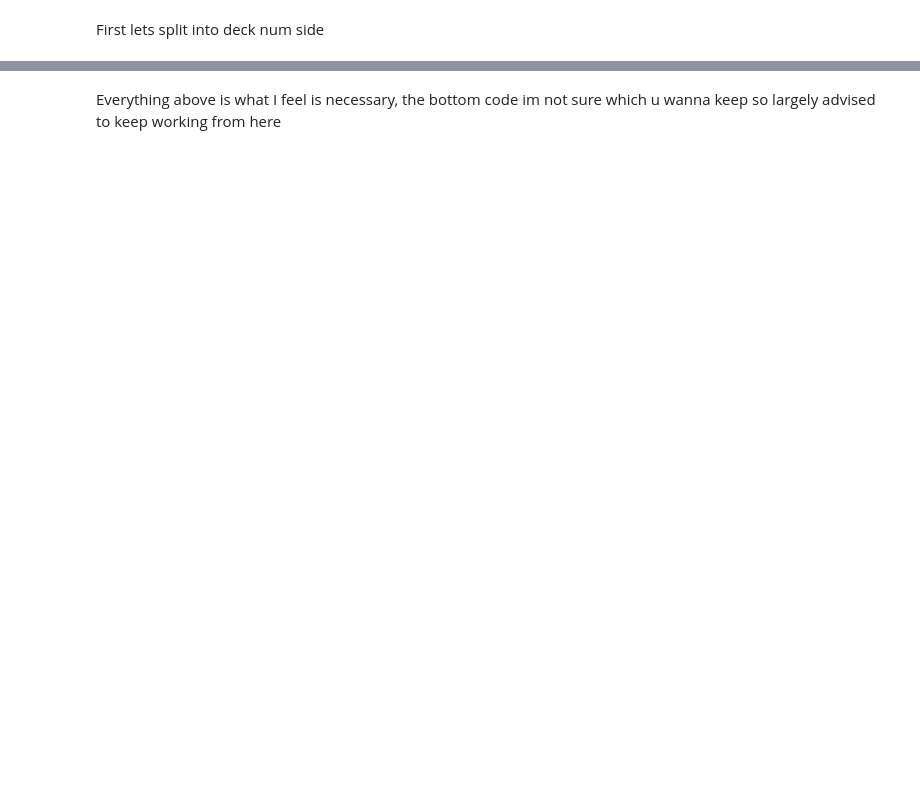
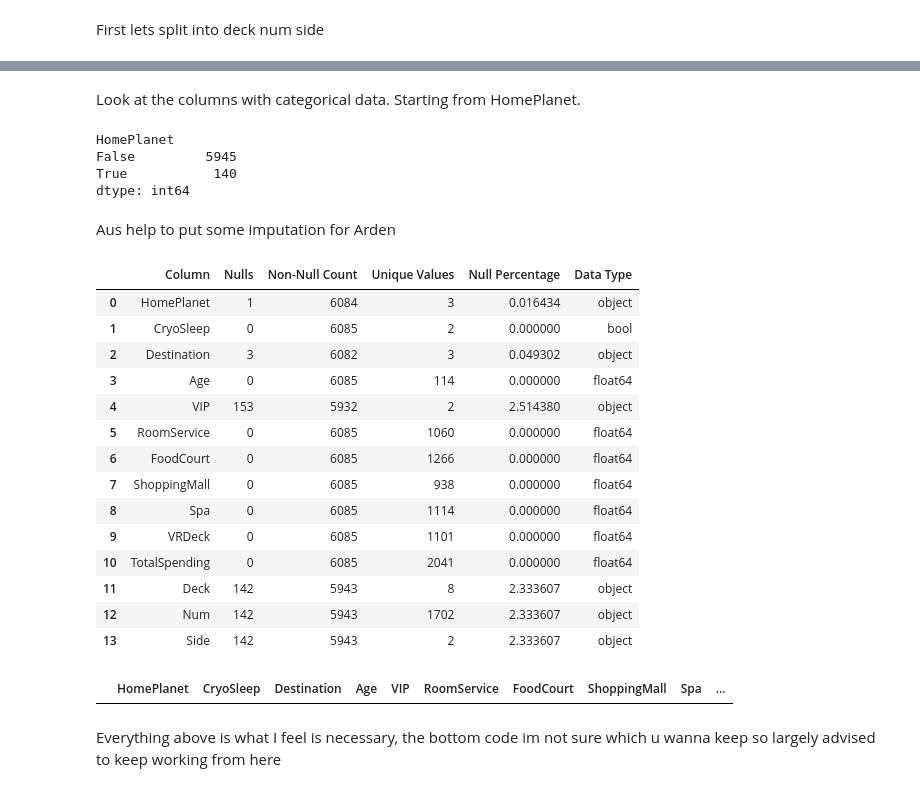
Before and after one commit to lseeker5/Spaceship-Titanic, a Jupyter notebook: spaceship-titanic-v1.ipynb, the cells around one changed output, grey strips where cells are left out. Drawn from its saved outputs; the diff is of its cells as text; code cells hidden in the pictures; blank space fills up the shorter version.

```diff
--- a/spaceship-titanic-v1.ipynb
+++ b/spaceship-titanic-v1.ipynb
@@ -118,5 +138,7 @@ X_train.corr()
 First lets split into deck num side
 # %%
 X_train[["Deck","Num","Side"]]=X_train["Cabin"].str.split("/",expand = True)
+# %%
+X_train.drop(columns = ['Cabin'], inplace = True)
 # %%
 #Now im trying to impute using interpolation
@@ -147,0 +193,40 @@ Looks like we have completed the imputing for numerical features now lets work o
+# %% [markdown]
+Look at the columns with categorical data.
+Starting from HomePlanet.
+# %%
+homeplanet_isna = X_train[['HomePlanet']].isna()
+
+homeplanet_isna.value_counts()
+# %% [output]
+HomePlanet
+False         5945
+True           140
+dtype: int64
+# %% [markdown]
+Aus help to put some imputation for Arden
+# %%
+# Assume Arden say PSO means majority from Earth
+X_train.loc[X_train["Destination"]=="PSO J318.5-22","HomePlanet"] = X_train.loc[X_train["Destination"]=="PSO J318.5-22","HomePlanet"].fillna("Earth")
+
+# Aus use the 'Majority' method
+X_train.loc[X_train["Destination"]=="55 Cancri e","HomePlanet"]=X_train.loc[X_train["Destination"]=="55 Cancri e","HomePlanet"].fillna("Europa")
+X_train.loc[X_train["Destination"]=="TRAPPIST-1e","HomePlanet"]=X_train.loc[X_train["Destination"]=="TRAPPIST-1e","HomePlanet"].fillna("Earth")
+X_train.loc[X_train['VIP'] == 'FALSE','Destination'] = X_train.loc[X_train['VIP'] == 'FALSE','Destination'].fillna('TRAPPIST-1e')
+
+X_train.loc[X_train['TotalSpending'] > 5000, 'VIP'] = X_train.loc[X_train['TotalSpending'] > 5000, 'VIP'].fillna(True)
+
+X_train.loc[X_train['HomePlanet'] == 'Earth', 'Destination'] = X_train.loc[X_train['HomePlanet'] == 'Earth', 'Destination'].fillna(method = 'ffill')
+X_train.loc[X_train['HomePlanet'] == 'Earth', 'Destination'] = X_train.loc[X_train['HomePlanet'] == 'Earth', 'Destination'].fillna(method = 'bfill')
+X_train.loc[X_train['HomePlanet'] == 'Europa', 'Destination'] = X_train.loc[X_train['HomePlanet'] == 'Europa', 'Destination'].fillna('55 Cancri e')
+X_train.loc[X_train['HomePlanet'] == 'Mars', 'Destination'] = X_train.loc[X_train['HomePlanet'] == 'Mars', 'Destination'].fillna('TRAPPIST-1e')
+X_train["TotalSpending"]=X_train[["RoomService","Spa","FoodCourt","VRDeck",'ShoppingMall']].sum(axis=1)
+X_train.loc[X_train["TotalSpending"]>=5000,"CryoSleep"]=X_train.loc[X_train["TotalSpending"]>=5000,"CryoSleep"].fillna(False)
+X_train.loc[X_train["TotalSpending"]==0,"CryoSleep"]=X_train.loc[X_train["TotalSpending"]==0,"CryoSleep"].fillna(True)
+
+X_train["CryoSleep"]=X_train["CryoSleep"].fillna(False)
+
+X_train.loc[X_train['Deck']=='A','HomePlanet']=X_train.loc[X_train['Deck']=='A','HomePlanet'].fillna("Europa")
+X_train.loc[X_train['Deck']=='B','HomePlanet']=X_train.loc[X_train['Deck']=='B','HomePlanet'].fillna("Europa")
+X_train.loc[X_train['Deck']=='C','HomePlanet']=X_train.loc[X_train['Deck']=='C','HomePlanet'].fillna("Europa")
+X_train.loc[X_train['Deck']=='T','HomePlanet']=X_train.loc[X_train['Deck']=='T','HomePlanet'].fillna("Europa")
+X_train.loc[X_train['Deck']=='G','HomePlanet']=X_train.loc[X_train['Deck']=='G','HomePlanet'].fillna("Earth")
@@ -148,2 +235,27 @@ Looks like we have completed the imputing for numerical features now lets work o
+# %%
+X_train_3_summary=data_sum(X_train)
+X_train_3_summary
+# %% [output]
+|  | Column | Nulls | Non-Null Count | Unique Values | Null Percentage | Data Type |
+| 0 | HomePlanet | 1 | 6084 | 3 | 0.016434 | object |
+| 1 | CryoSleep | 0 | 6085 | 2 | 0.000000 | bool |
+| 2 | Destination | 3 | 6082 | 3 | 0.049302 | object |
+| 3 | Age | 0 | 6085 | 114 | 0.000000 | float64 |
+| 4 | VIP | 153 | 5932 | 2 | 2.514380 | object |
+| 5 | RoomService | 0 | 6085 | 1060 | 0.000000 | float64 |
+| 6 | FoodCourt | 0 | 6085 | 1266 | 0.000000 | float64 |
+| 7 | ShoppingMall | 0 | 6085 | 938 | 0.000000 | float64 |
+| 8 | Spa | 0 | 6085 | 1114 | 0.000000 | float64 |
+| 9 | VRDeck | 0 | 6085 | 1101 | 0.000000 | float64 |
+| 10 | TotalSpending | 0 | 6085 | 2041 | 0.000000 | float64 |
+| 11 | Deck | 142 | 5943 | 8 | 2.333607 | object |
+| 12 | Num | 142 | 5943 | 1702 | 2.333607 | object |
+| 13 | Side | 142 | 5943 | 2 | 2.333607 | object |
+# %%
+vip_0 = X_train['VIP'] == 'NaN'
+spending = X_train['TotalSpending'] >5000
+X_train.loc[vip_0 & spending]
+# %% [output]
+|  | HomePlanet | CryoSleep | Destination | Age | VIP | RoomService | FoodCourt | ShoppingMall | Spa | ... |
 # %% [markdown]
 Everything above is what I feel is necessary, the bottom code im not sure which u wanna keep so largely advised to keep working from here
```
Also changed, not shown: parts of 35 cells of this notebook.
